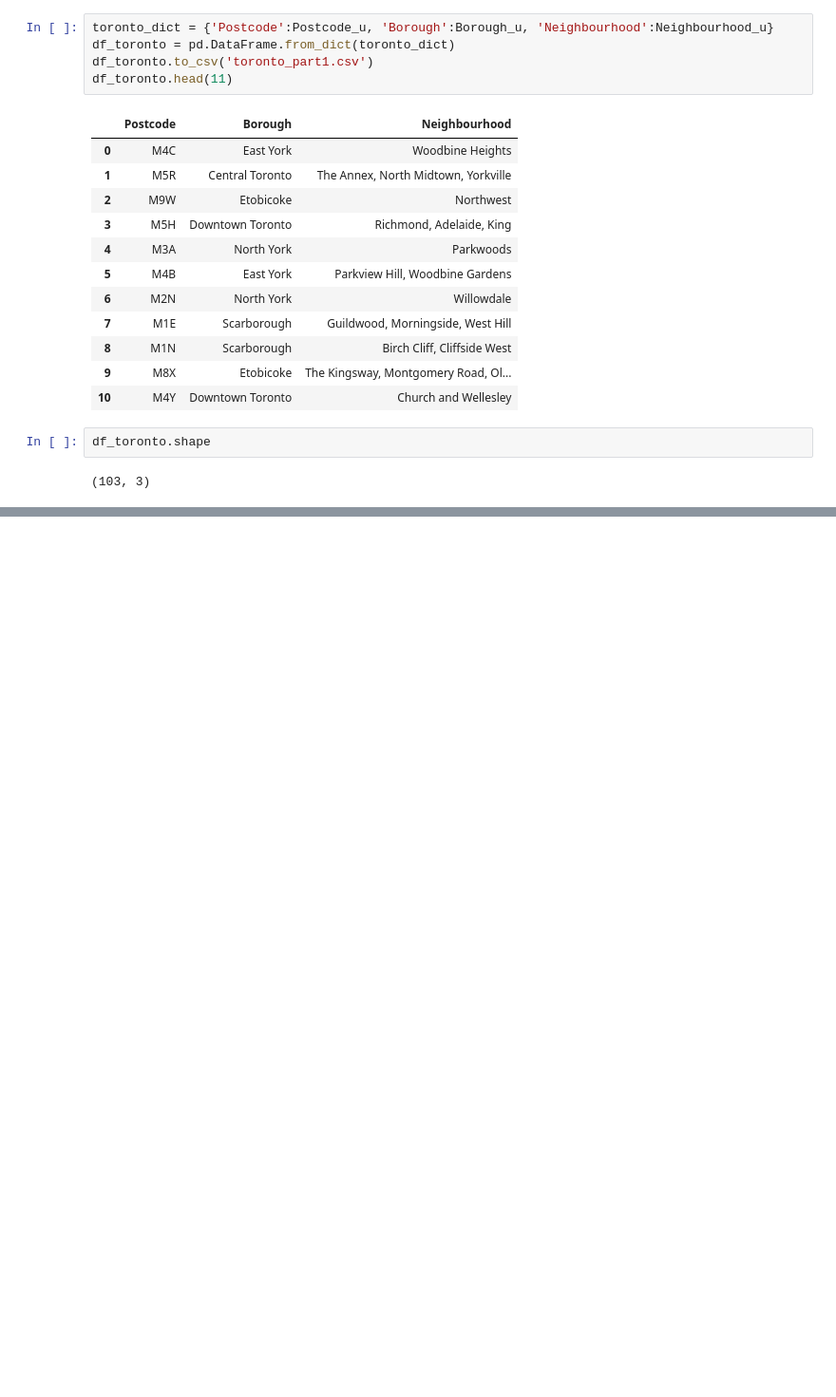
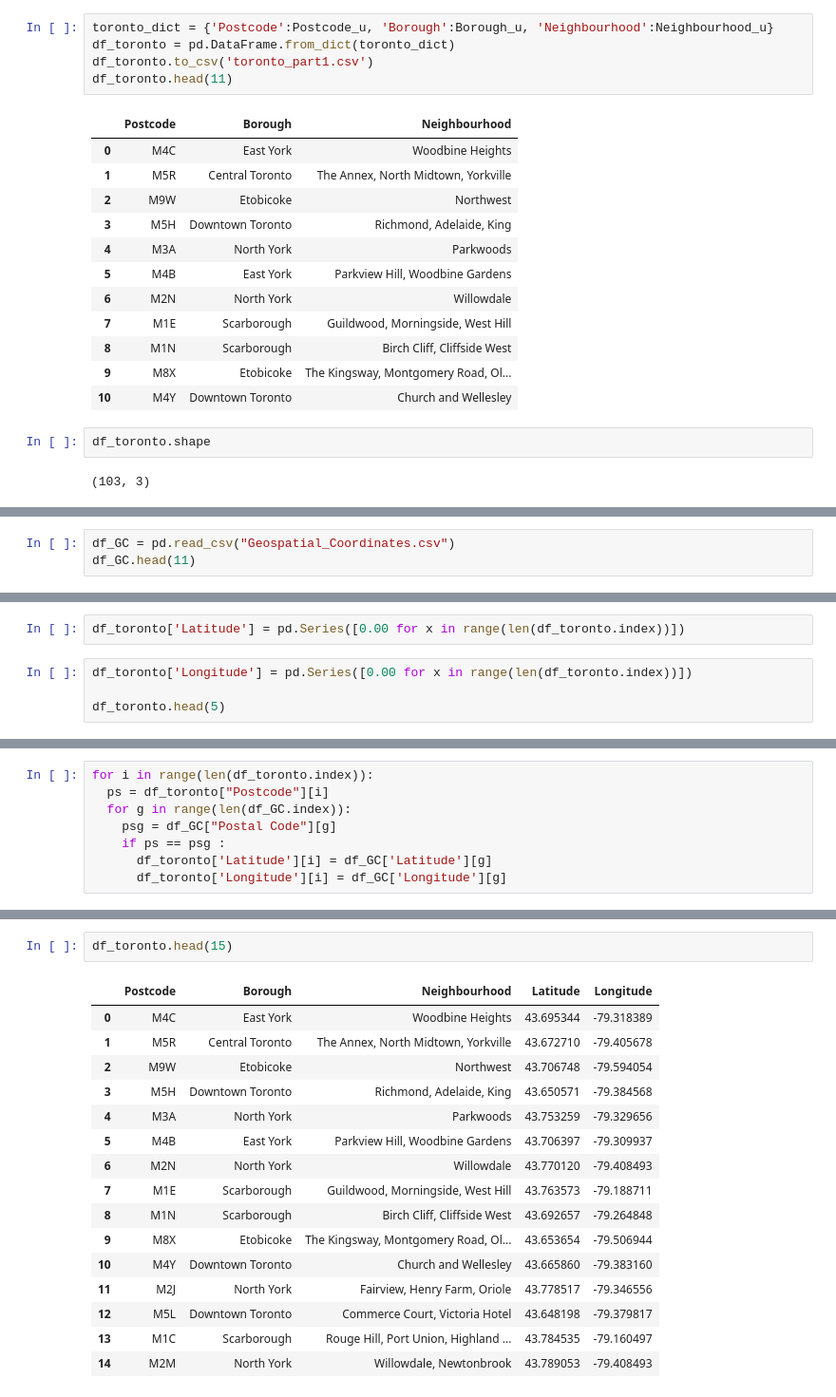
Before and after one commit to MenaHagag/Capstone-Project-, a Jupyter notebook: City_of_Toronto.ipynb, the cells around one changed output, grey strips where cells are left out. Shown: that part at 95% size. Cells and saved outputs as stored; diff of their text form; blank space fills up the shorter version.

Commit message:
Longitude and Latitude Added

```diff
--- a/City_of_Toronto.ipynb
+++ b/City_of_Toronto.ipynb
@@ -140,0 +147,3 @@ df_toronto.shape
+# %%
+df_GC = pd.read_csv("Geospatial_Coordinates.csv")
+df_GC.head(11)
@@ -140,0 +176,6 @@ df_toronto.shape
+# %%
+df_toronto['Latitude'] = pd.Series([0.00 for x in range(len(df_toronto.index))])
+# %%
+df_toronto['Longitude'] = pd.Series([0.00 for x in range(len(df_toronto.index))])
+
+df_toronto.head(5)
@@ -140,0 +189,8 @@ df_toronto.shape
+# %%
+for i in range(len(df_toronto.index)):
+  ps = df_toronto["Postcode"][i]
+  for g in range(len(df_GC.index)):
+    psg = df_GC["Postal Code"][g]
+    if ps == psg :
+      df_toronto['Latitude'][i] = df_GC['Latitude'][g]
+      df_toronto['Longitude'][i] = df_GC['Longitude'][g]
@@ -140,0 +206,19 @@ df_toronto.shape
+# %%
+df_toronto.head(15)
+# %% [output]
+|  | Postcode | Borough | Neighbourhood | Latitude | Longitude |
+| 0 | M4C | East York | Woodbine Heights | 43.695344 | -79.318389 |
+| 1 | M5R | Central Toronto | The Annex, North Midtown, Yorkville | 43.672710 | -79.405678 |
+| 2 | M9W | Etobicoke | Northwest | 43.706748 | -79.594054 |
+| 3 | M5H | Downtown Toronto | Richmond, Adelaide, King | 43.650571 | -79.384568 |
+| 4 | M3A | North York | Parkwoods | 43.753259 | -79.329656 |
+| 5 | M4B | East York | Parkview Hill, Woodbine Gardens | 43.706397 | -79.309937 |
+| 6 | M2N | North York | Willowdale | 43.770120 | -79.408493 |
+| 7 | M1E | Scarborough | Guildwood, Morningside, West Hill | 43.763573 | -79.188711 |
+| 8 | M1N | Scarborough | Birch Cliff, Cliffside West | 43.692657 | -79.264848 |
+| 9 | M8X | Etobicoke | The Kingsway, Montgomery Road, Ol... | 43.653654 | -79.506944 |
+| 10 | M4Y | Downtown Toronto | Church and Wellesley | 43.665860 | -79.383160 |
+| 11 | M2J | North York | Fairview, Henry Farm, Oriole | 43.778517 | -79.346556 |
+| 12 | M5L | Downtown Toronto | Commerce Court, Victoria Hotel | 43.648198 | -79.379817 |
+| 13 | M1C | Scarborough | Rouge Hill, Port Union, Highland ... | 43.784535 | -79.160497 |
+| 14 | M2M | North York | Willowdale, Newtonbrook | 43.789053 | -79.408493 |
```
Also changed, not shown: parts of 6 cells of this notebook.
